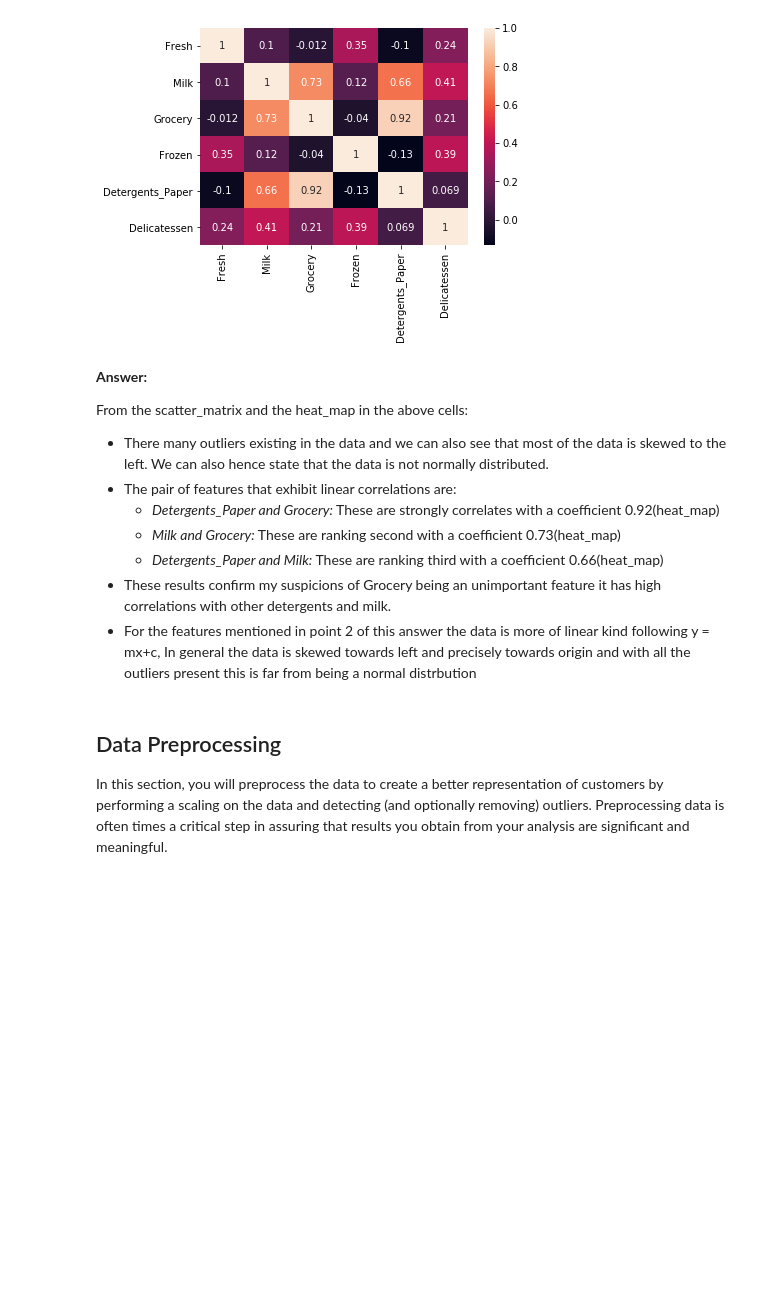
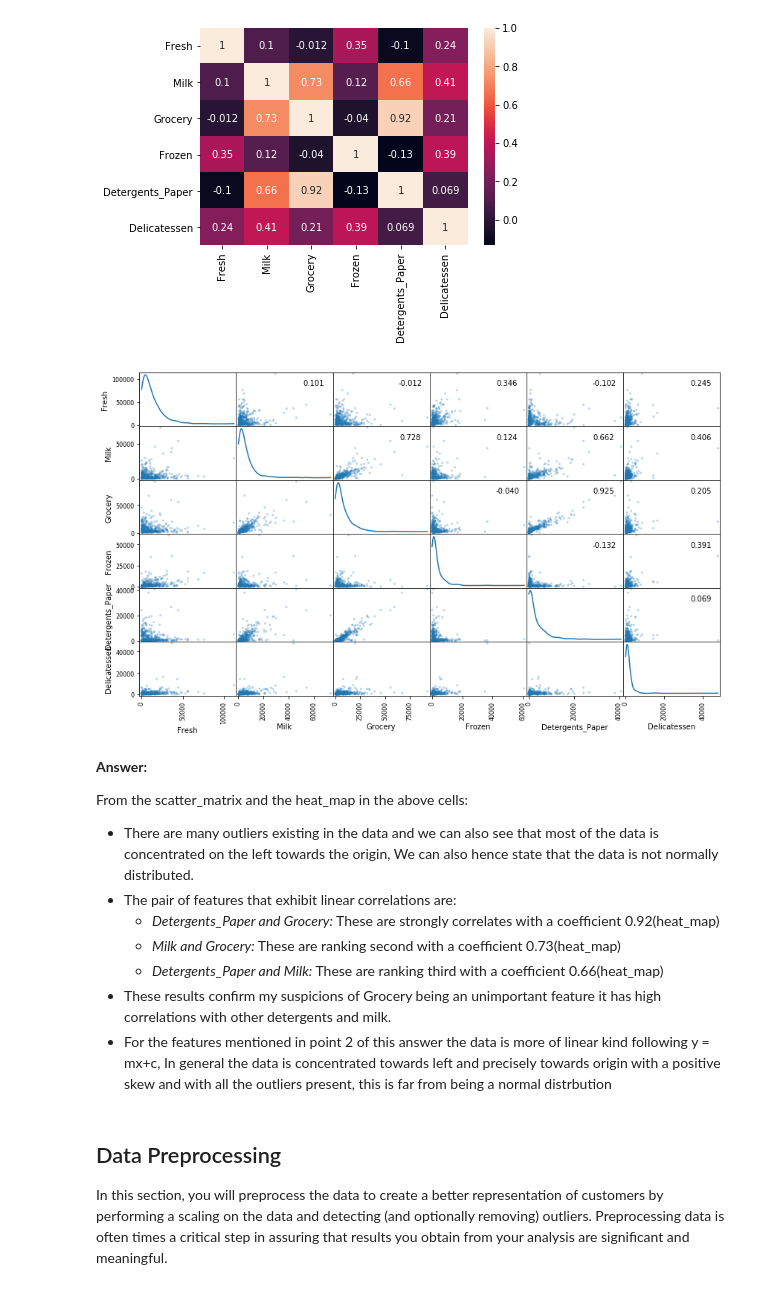
Before and after one commit to keshavmusunuri/Creating-customer-segments, a Jupyter notebook: customer_segments.ipynb, the cells around one changed output. Drawn from its saved outputs; the diff is of its cells as text; code cells hidden in the pictures; blank space fills up the shorter version.

```diff
--- a/customer_segments.ipynb
+++ b/customer_segments.ipynb
@@ -171,18 +171,25 @@ sb.heatmap(data.corr(), annot=True)
 # %% [output]
 <matplotlib.axes._subplots.AxesSubplot at 0x...>
 [figure]
+# %%
+axes = pd.scatter_matrix(data, alpha = 0.3, figsize = (14,8), diagonal = 'kde')
+corr = data.corr().as_matrix()
+for i, j in zip(*np.triu_indices_from(axes, k=1)):
+    axes[i, j].annotate("%.3f" %corr[i,j], (0.8, 0.8), xycoords='axes fraction', ha='center', va='center')
+# %% [output]
+[figure, added]
 # %% [markdown]
 **Answer:**
 
 From the scatter_matrix and the heat_map in the above cells:
 
-* There many outliers existing in the data and we can also see that most of the data is skewed to the left. We can also hence state that the data is not normally distributed.
+* There are many outliers existing in the data and we can also see that most of the data is concentrated on the left towards the origin, We can also hence state that the data is not normally distributed.
 * The pair of features that exhibit linear correlations are:
     * *Detergents_Paper and Grocery:* These are strongly correlates with a coefficient 0.92(heat_map)
     * *Milk and Grocery:* These are ranking second with a coefficient 0.73(heat_map)
     * *Detergents_Paper and Milk:* These are ranking third with a coefficient 0.66(heat_map)
 * These results confirm my suspicions of Grocery being an unimportant feature it has high correlations with other detergents and milk.
-* For the features mentioned in point 2 of this answer the data is more of linear kind following y = mx+c, In general the data is skewed towards left and precisely towards origin and with all the outliers present this is far from being a normal distrbution
+* For the features mentioned in point 2 of this answer the data is more of linear kind following y = mx+c, In general the data is concentrated towards left and precisely towards origin with a positive skew and with all the outliers present, this is far from being a normal distrbution
 # %% [markdown]
 ## Data Preprocessing
 In this section, you will preprocess the data to create a better representation of customers by performing a scaling on the data and detecting (and optionally removing) outliers. Preprocessing data is often times a critical step in assuring that results you obtain from your analysis are significant and meaningful.
```
Also changed, not shown: parts of 7 cells of this notebook, 1 other file.
